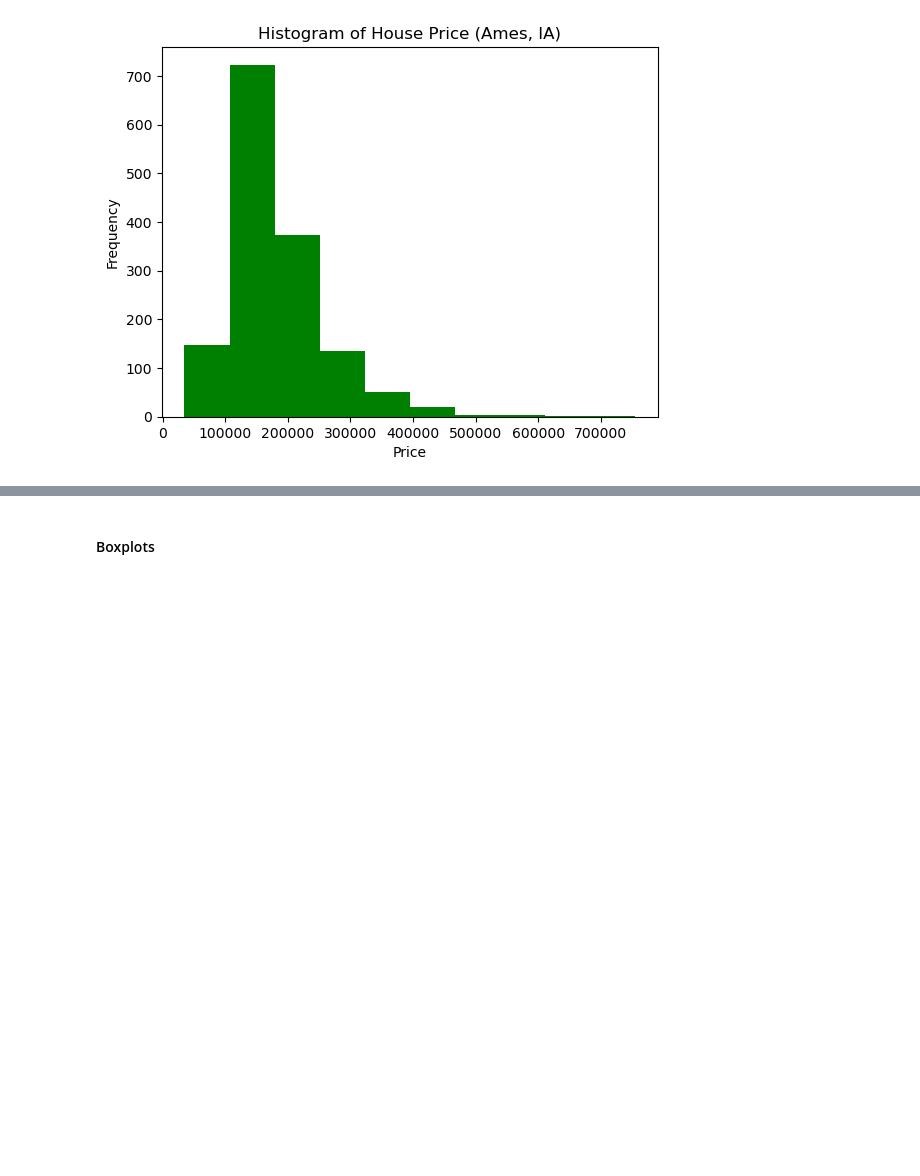
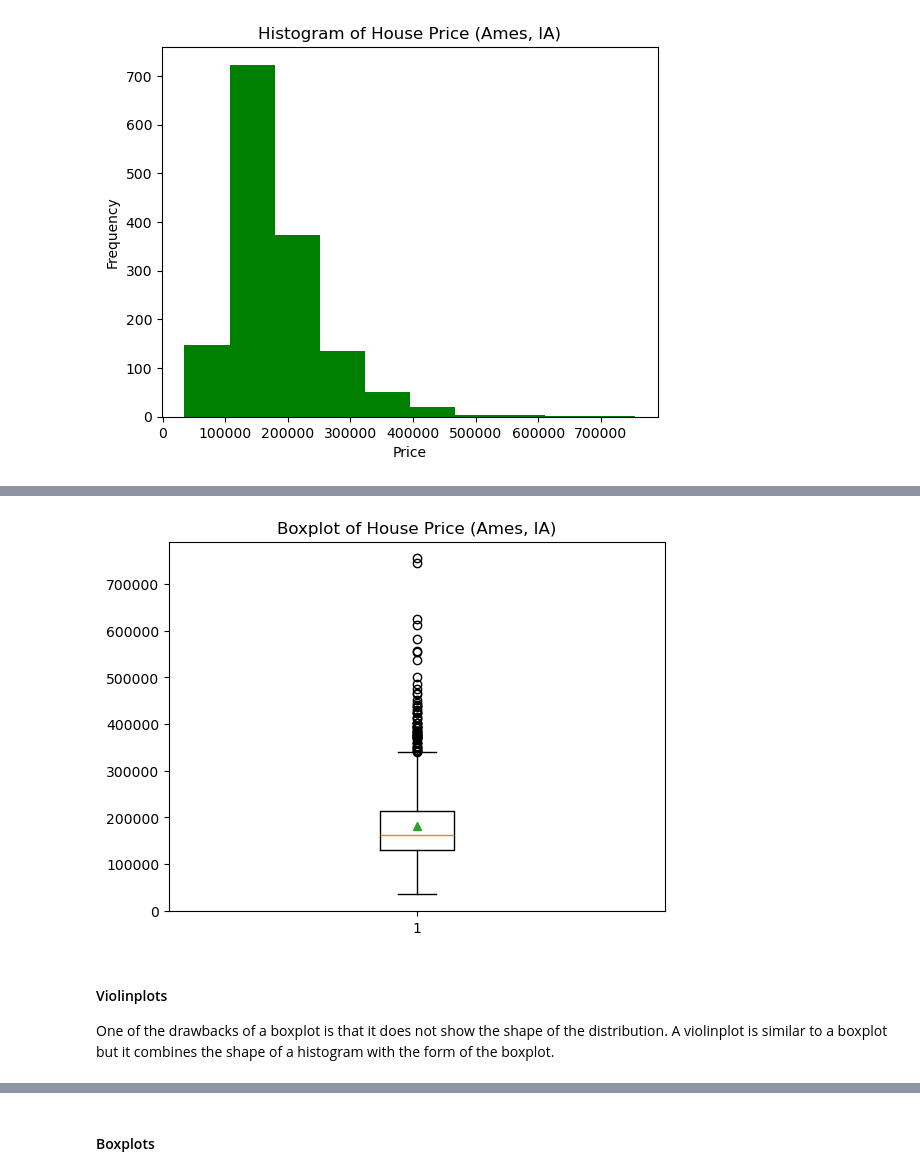
Before and after one commit to schuckers/DTSC2301, a Jupyter notebook: Code/UnivariateSummaries.ipynb, the cells around one changed output, grey strips where cells are left out. Saved outputs shown, nothing was run; the diff lists cells and outputs as text; code cells hidden in the pictures; blank space fills up the shorter version.

```diff
--- a/Code/UnivariateSummaries.ipynb
+++ b/Code/UnivariateSummaries.ipynb
@@ -57,3 +71,13 @@ plt.show()
+# %%
+# create a boxplot of SalePrice with means added
+plt.boxplot(ames['SalePrice'], showmeans=True)
+plt.title('Boxplot of House Price (Ames, IA)')
+plt.show()
+# %% [output]
+[figure, added]
+# %% [markdown]
+#### Violinplots
+One of the drawbacks of a boxplot is that it does not show the shape of the distribution.  A violinplot is similar to a boxplot but it combines the shape of a histogram with the form of the boxplot.
 # %%
 # here we use two options that add the median and the extrema to the plot
 plt.violinplot(ames['SalePrice'],showmedians=True, showextrema=True)
```
Also changed, not shown: parts of 14 cells of this notebook.
